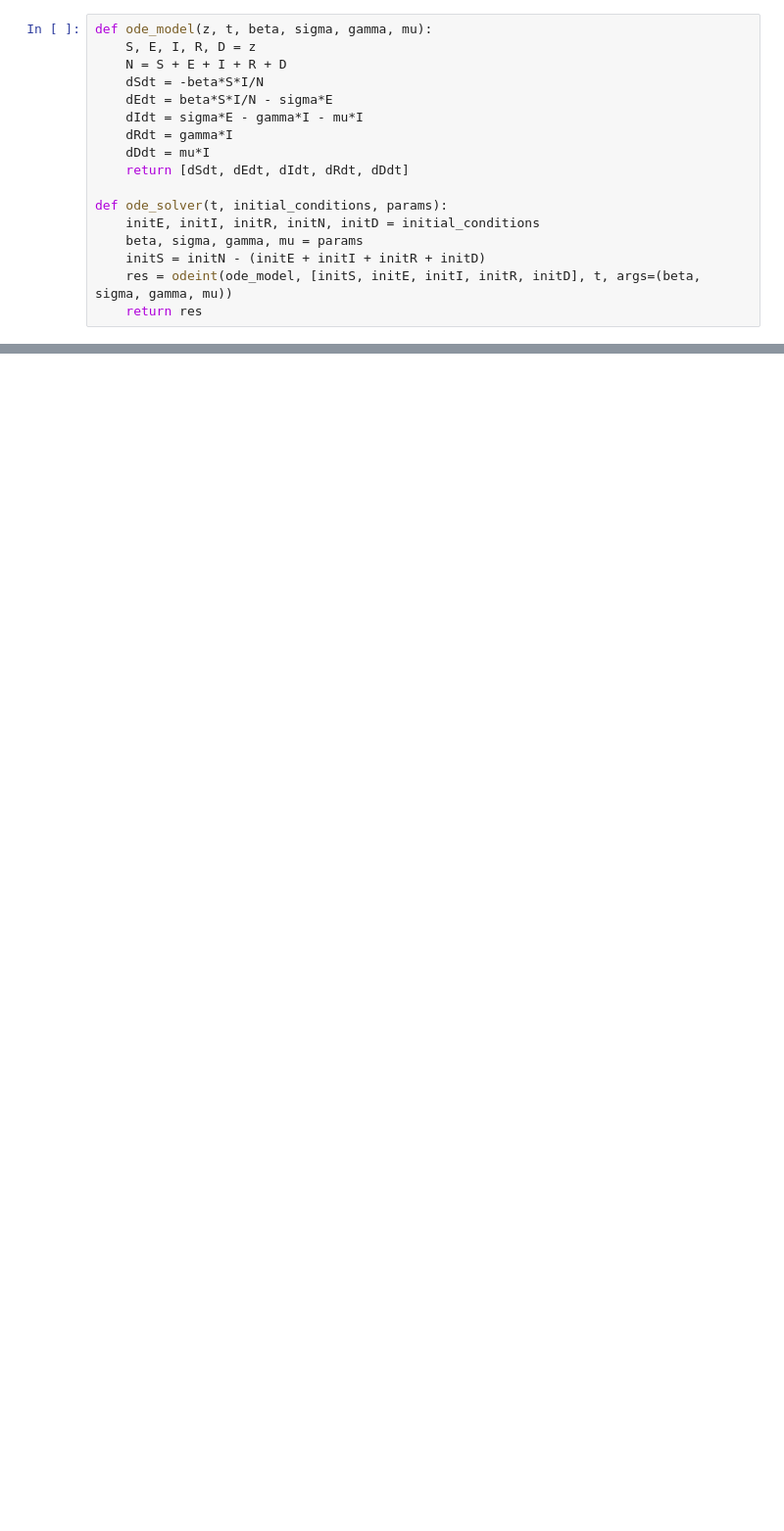
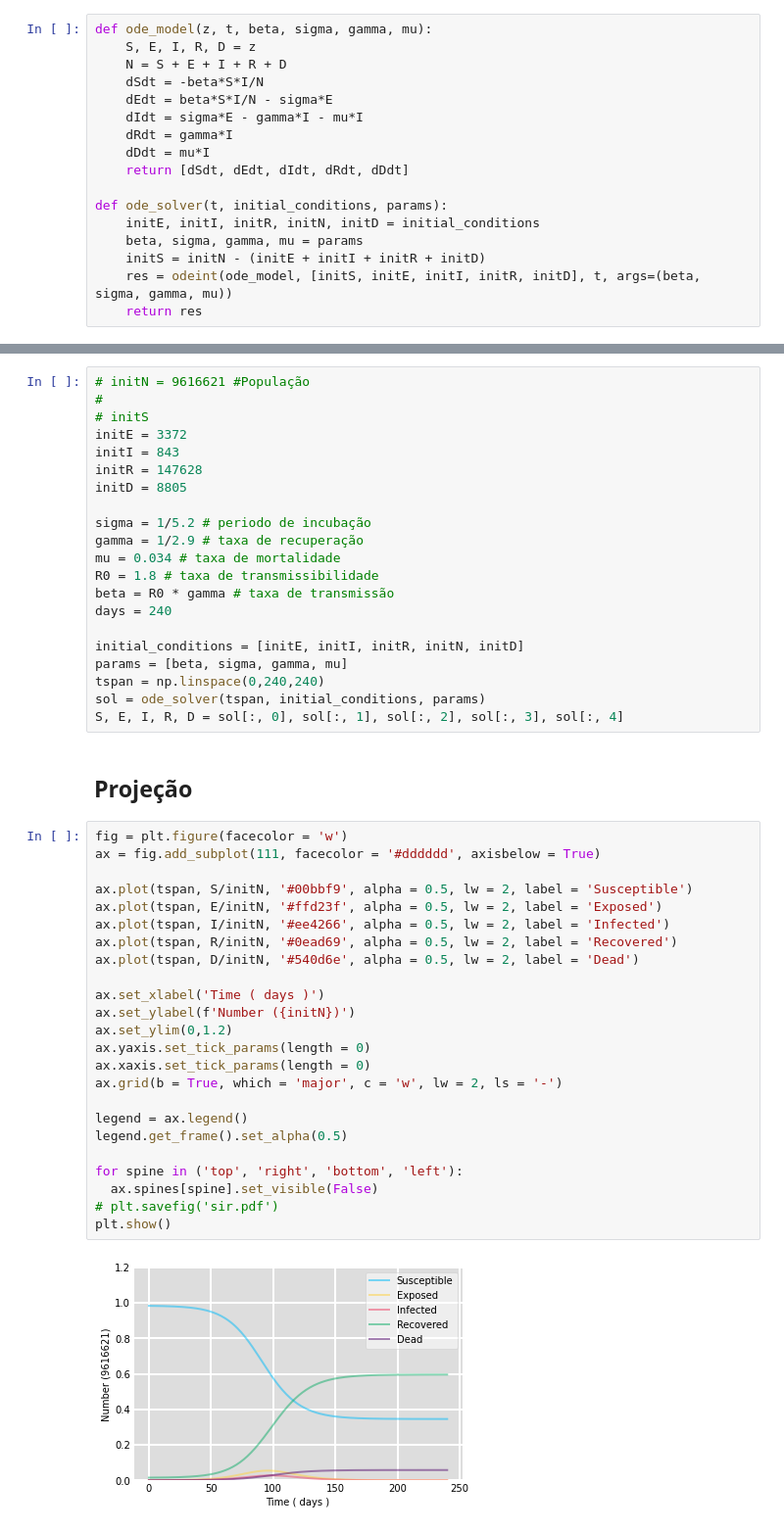
Before and after one commit to naftalima/covid19-seird, a Jupyter notebook: projeto.ipynb, the cells around one changed output, grey strips where cells are left out. Shown at 98% size. Saved outputs shown, nothing was run; the diff lists cells and outputs as text; blank space fills up the shorter version.

```diff
--- a/projeto.ipynb
+++ b/projeto.ipynb
@@ -88,3 +147,52 @@ plt.show()
+# %%
+# initN = 9616621 #População
+#
+# initS
+initE = 3372
+initI = 843
+initR = 147628
+initD = 8805
+
+sigma = 1/5.2 # periodo de incubação
+gamma = 1/2.9 # taxa de recuperação
+mu = 0.034 # taxa de mortalidade
+R0 = 1.8 # taxa de transmissibilidade
+beta = R0 * gamma # taxa de transmissão
+days = 240
+
+initial_conditions = [initE, initI, initR, initN, initD]
+params = [beta, sigma, gamma, mu]
+tspan = np.linspace(0,240,240)
+sol = ode_solver(tspan, initial_conditions, params)
+S, E, I, R, D = sol[:, 0], sol[:, 1], sol[:, 2], sol[:, 3], sol[:, 4]
+# %% [markdown]
+## Projeção
+# %%
+fig = plt.figure(facecolor = 'w')
+ax = fig.add_subplot(111, facecolor = '#dddddd', axisbelow = True)
+
+ax.plot(tspan, S/initN, '#00bbf9', alpha = 0.5, lw = 2, label = 'Susceptible')
+ax.plot(tspan, E/initN, '#ffd23f', alpha = 0.5, lw = 2, label = 'Exposed')
+ax.plot(tspan, I/initN, '#ee4266', alpha = 0.5, lw = 2, label = 'Infected')
+ax.plot(tspan, R/initN, '#0ead69', alpha = 0.5, lw = 2, label = 'Recovered')
+ax.plot(tspan, D/initN, '#540d6e', alpha = 0.5, lw = 2, label = 'Dead')
+
+ax.set_xlabel('Time ( days )')
+ax.set_ylabel(f'Number ({initN})')
+ax.set_ylim(0,1.2)
+ax.yaxis.set_tick_params(length = 0)
+ax.xaxis.set_tick_params(length = 0)
+ax.grid(b = True, which = 'major', c = 'w', lw = 2, ls = '-')
+
+legend = ax.legend()
+legend.get_frame().set_alpha(0.5)
+
+for spine in ('top', 'right', 'bottom', 'left'):
+  ax.spines[spine].set_visible(False)
+# plt.savefig('sir.pdf')
+plt.show()
+# %% [output]
+[figure, added]
 # %% [markdown]
 ## Referências Bibliograficas
 
```
Also changed, not shown: parts of 14 cells of this notebook, 4 other files.
